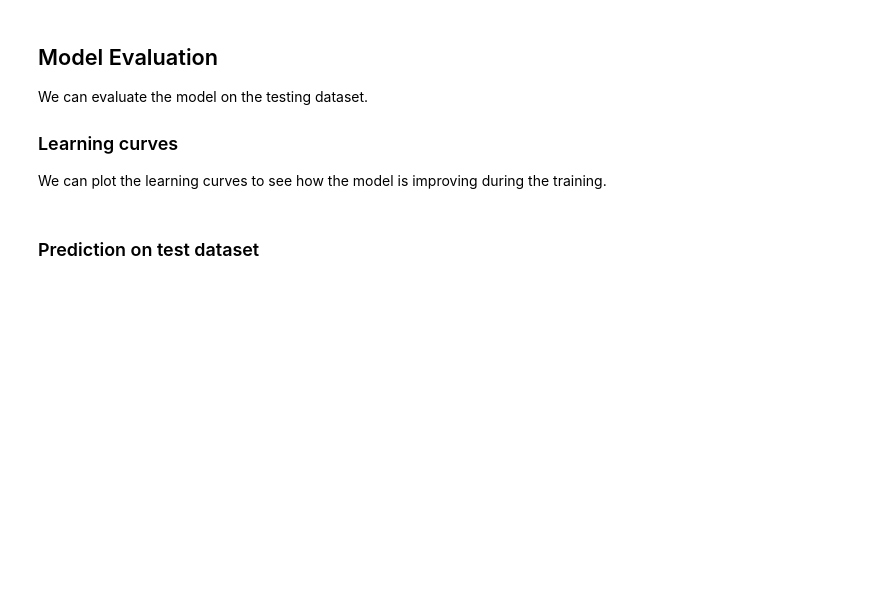
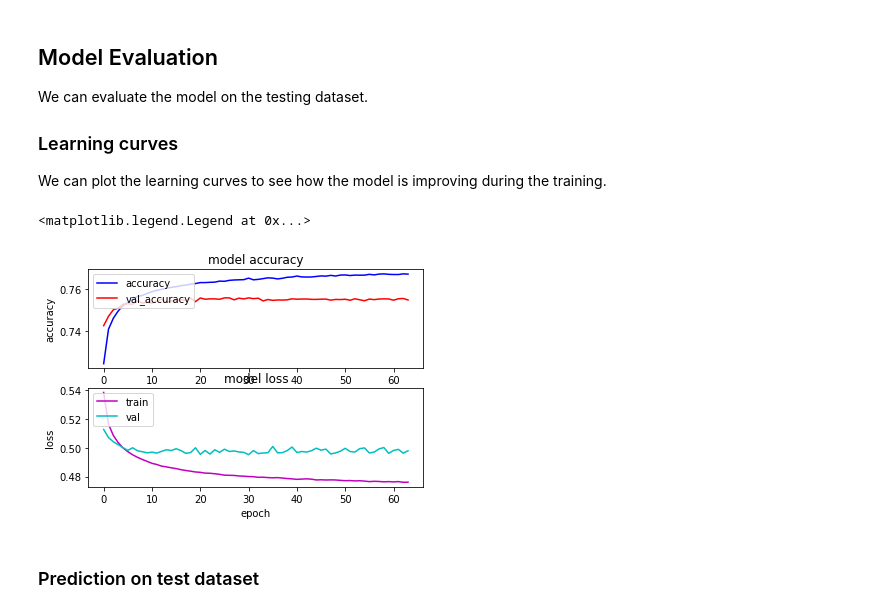
Before and after one commit to waraness99/tweet-sentiment-analysis, a Jupyter notebook: main.ipynb, the cells around one changed output. Saved outputs shown, nothing was run; the diff lists cells and outputs as text; code cells hidden in the pictures; blank space fills up the shorter version.

Commit message:
trained model

```diff
--- a/main.ipynb
+++ b/main.ipynb
@@ -461,18 +480,21 @@ We can plot the learning curves to see how the model is improving during the tra
 # %%
 s, (at, al) = plt.subplots(2,1)
 at.plot(history.history['accuracy'], c= 'b')
 at.plot(history.history['val_accuracy'], c='r')
 at.set_title('model accuracy')
 at.set_ylabel('accuracy')
 at.set_xlabel('epoch')
-at.legend(['LSTM_train', 'LSTM_val'], loc='upper left')
+at.legend(['accuracy', 'val_accuracy'], loc='upper left')
 
 al.plot(history.history['loss'], c='m')
 al.plot(history.history['val_loss'], c='c')
 al.set_title('model loss')
 al.set_ylabel('loss')
 al.set_xlabel('epoch')
 al.legend(['train', 'val'], loc = 'upper left')
+# %% [output]
+<matplotlib.legend.Legend at 0x...>
+[figure, added]
 # %% [markdown]
 ### Prediction on test dataset
 # %%
```
Also changed, not shown: parts of 6 cells of this notebook, 1 other file.
